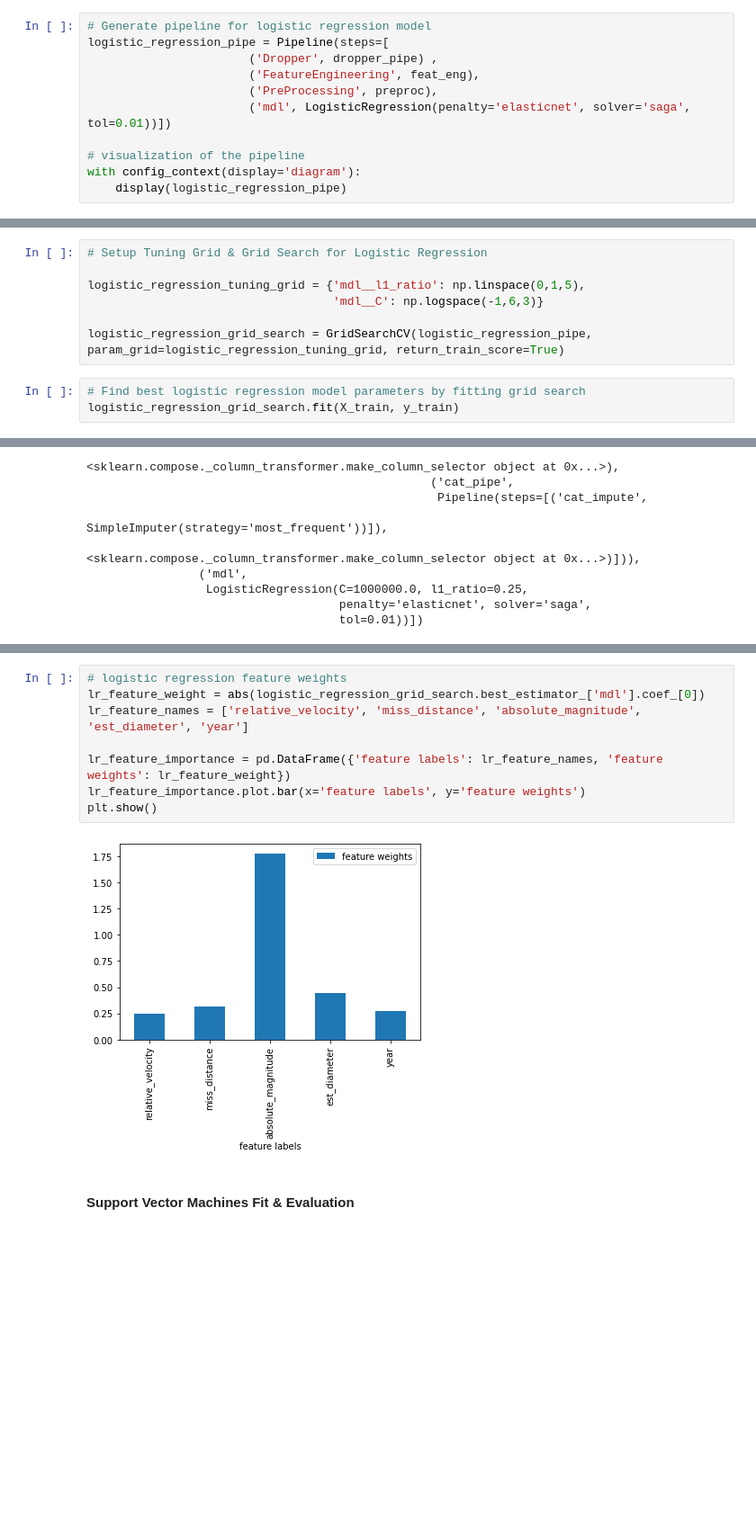
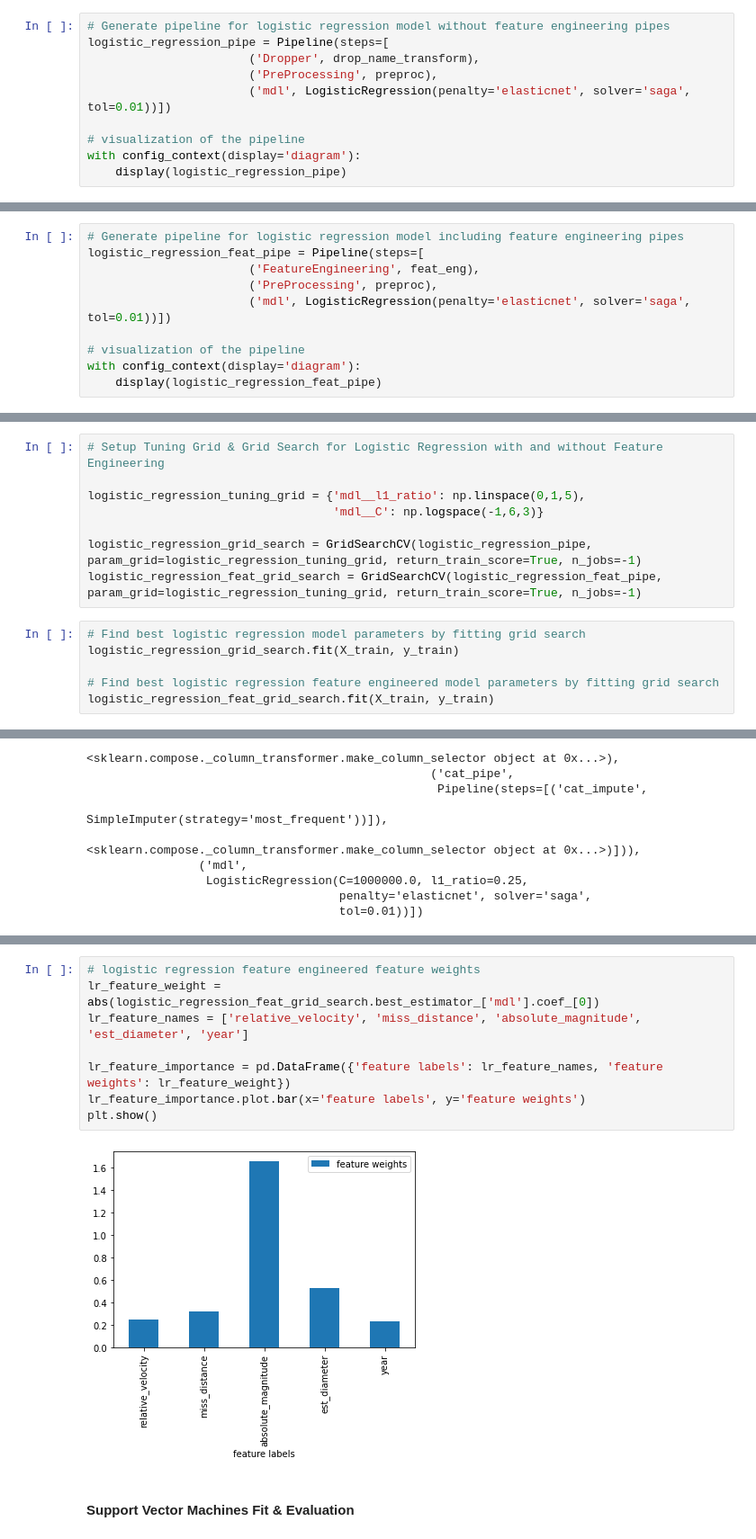
Before and after one commit to samarakoon-ryan/NASA-nearest-earth-objects-modeling, a Jupyter notebook: project_notebook.ipynb, the cells around one changed output, grey strips where cells are left out. Shown: that part at 90% size. Saved outputs shown, nothing was run; the diff lists cells and outputs as text; blank space fills up the shorter version.

Commit message:
Pipeline was updated for Logistic Regression model and results were summarized. Closes #32 and closes #33

```diff
--- a/project_notebook.ipynb
+++ b/project_notebook.ipynb
@@ -372,10 +403,9 @@ preproc = ColumnTransformer([('num_pipe', num_pipeline, make_column_selector(dty
 # %% [markdown]
 #### Logistic Regression Pipeline
 # %%
-# Generate pipeline for logistic regression model
+# Generate pipeline for logistic regression model without feature engineering pipes
 logistic_regression_pipe = Pipeline(steps=[
-                       ('Dropper', dropper_pipe) ,
-                       ('FeatureEngineering', feat_eng),
+                       ('Dropper', drop_name_transform),
                        ('PreProcessing', preproc),
                        ('mdl', LogisticRegression(penalty='elasticnet', solver='saga', tol=0.01))])
 
@@ -400,3 +430,13 @@ Pipeline(steps=[('Dropper',
                 ('mdl',
                  LogisticRegression(penalty='elasticnet', solver='saga',
                                     tol=0.01))])
+# %%
+# Generate pipeline for logistic regression model including feature engineering pipes
+logistic_regression_feat_pipe = Pipeline(steps=[
+                       ('FeatureEngineering', feat_eng),
+                       ('PreProcessing', preproc),
+                       ('mdl', LogisticRegression(penalty='elasticnet', solver='saga', tol=0.01))])
+
+# visualization of the pipeline
+with config_context(display='diagram'):
+    display(logistic_regression_feat_pipe)
@@ -454,13 +514,17 @@ I anticipate the model to perform well (90%+) since there are some general trend
 # %% [markdown]
 #### Logistic Regression Fit & Evaluation
 # %%
-# Setup Tuning Grid & Grid Search for Logistic Regression
+# Setup Tuning Grid & Grid Search for Logistic Regression with and without Feature Engineering
 
 logistic_regression_tuning_grid = {'mdl__l1_ratio': np.linspace(0,1,5),
                                    'mdl__C': np.logspace(-1,6,3)}
 
-logistic_regression_grid_search = GridSearchCV(logistic_regression_pipe, param_grid=logistic_regression_tuning_grid, return_train_score=True)
+logistic_regression_grid_search = GridSearchCV(logistic_regression_pipe, param_grid=logistic_regression_tuning_grid, return_train_score=True, n_jobs=-1)
+logistic_regression_feat_grid_search = GridSearchCV(logistic_regression_feat_pipe, param_grid=logistic_regression_tuning_grid, return_train_score=True, n_jobs=-1)
 # %%
 # Find best logistic regression model parameters by fitting grid search
 logistic_regression_grid_search.fit(X_train, y_train)
+
+# Find best logistic regression feature engineered model parameters by fitting grid search
+logistic_regression_feat_grid_search.fit(X_train, y_train)
 # %% [output]
@@ -509,13 +591,13 @@ Pipeline(steps=[('preproc',
 # %%
-# logistic regression feature weights
-lr_feature_weight = abs(logistic_regression_grid_search.best_estimator_['mdl'].coef_[0])
+# logistic regression feature engineered feature weights
+lr_feature_weight = abs(logistic_regression_feat_grid_search.best_estimator_['mdl'].coef_[0])
 lr_feature_names = ['relative_velocity', 'miss_distance', 'absolute_magnitude', 'est_diameter', 'year']
 
 lr_feature_importance = pd.DataFrame({'feature labels': lr_feature_names, 'feature weights': lr_feature_weight})
 lr_feature_importance.plot.bar(x='feature labels', y='feature weights')
 plt.show()
 # %% [output]
-[figure, old version]
+[figure, new version]
 # %% [markdown]
 #### Support Vector Machines Fit & Evaluation
 # %%
```
Also changed, not shown: parts of 18 cells of this notebook.
